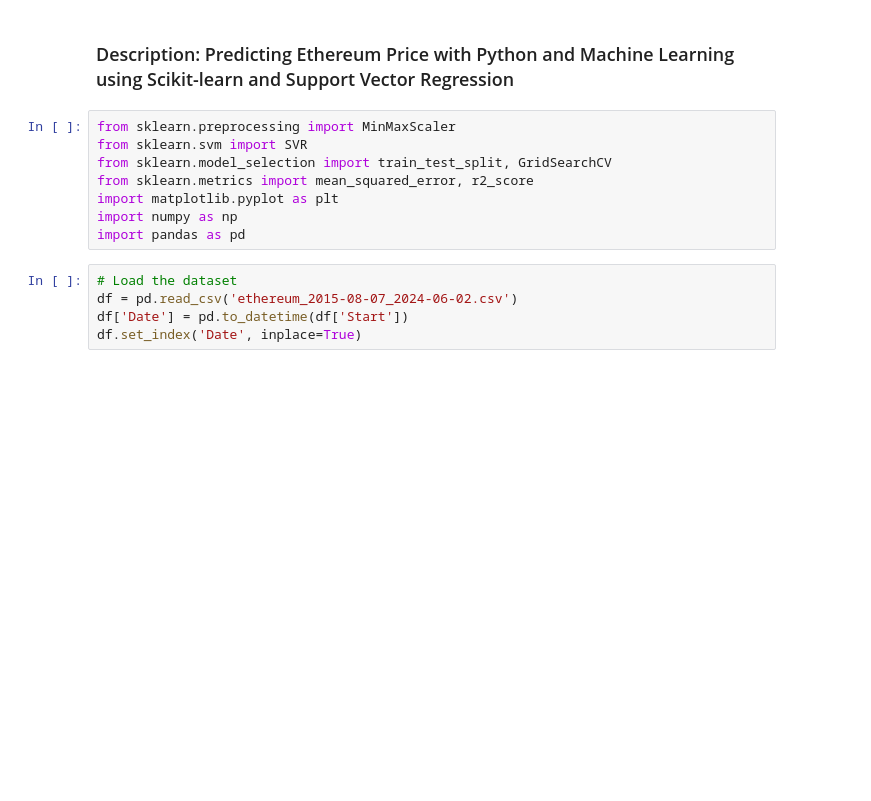
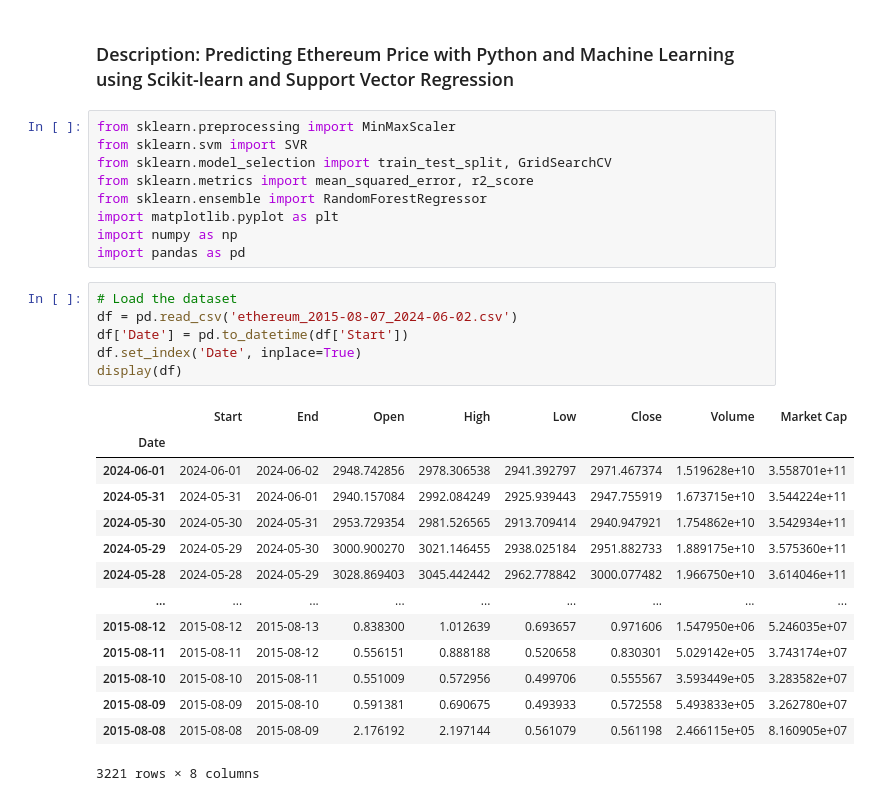
Before and after one commit to gappeah/Ethereum-Prediction-ML, a Jupyter notebook: main_svm.ipynb, the cells around one changed output. Saved outputs shown, nothing was run; the diff lists cells and outputs as text; blank space fills up the shorter version.

```diff
--- a/main_svm.ipynb
+++ b/main_svm.ipynb
@@ -5,14 +5,31 @@ from sklearn.preprocessing import MinMaxScaler
 from sklearn.svm import SVR
 from sklearn.model_selection import train_test_split, GridSearchCV
 from sklearn.metrics import mean_squared_error, r2_score
+from sklearn.ensemble import RandomForestRegressor
 import matplotlib.pyplot as plt
 import numpy as np
 import pandas as pd
 # %%
 # Load the dataset
 df = pd.read_csv('ethereum_2015-08-07_2024-06-02.csv')
 df['Date'] = pd.to_datetime(df['Start'])
 df.set_index('Date', inplace=True)
+display(df)
+# %% [output]
+|  | Start | End | Open | High | Low | Close | Volume | Market Cap |
+| Date |  |  |  |  |  |  |  |  |
+| 2024-06-01 | 2024-06-01 | 2024-06-02 | 2948.742856 | 2978.306538 | 2941.392797 | 2971.467374 | 1.519628e+10 | 3.558701e+11 |
+| 2024-05-31 | 2024-05-31 | 2024-06-01 | 2940.157084 | 2992.084249 | 2925.939443 | 2947.755919 | 1.673715e+10 | 3.544224e+11 |
+| 2024-05-30 | 2024-05-30 | 2024-05-31 | 2953.729354 | 2981.526565 | 2913.709414 | 2940.947921 | 1.754862e+10 | 3.542934e+11 |
+| 2024-05-29 | 2024-05-29 | 2024-05-30 | 3000.900270 | 3021.146455 | 2938.025184 | 2951.882733 | 1.889175e+10 | 3.575360e+11 |
+| 2024-05-28 | 2024-05-28 | 2024-05-29 | 3028.869403 | 3045.442442 | 2962.778842 | 3000.077482 | 1.966750e+10 | 3.614046e+11 |
+| ... | ... | ... | ... | ... | ... | ... | ... | ... |
+| 2015-08-12 | 2015-08-12 | 2015-08-13 | 0.838300 | 1.012639 | 0.693657 | 0.971606 | 1.547950e+06 | 5.246035e+07 |
+| 2015-08-11 | 2015-08-11 | 2015-08-12 | 0.556151 | 0.888188 | 0.520658 | 0.830301 | 5.029142e+05 | 3.743174e+07 |
+| 2015-08-10 | 2015-08-10 | 2015-08-11 | 0.551009 | 0.572956 | 0.499706 | 0.555567 | 3.593449e+05 | 3.283582e+07 |
+| 2015-08-09 | 2015-08-09 | 2015-08-10 | 0.591381 | 0.690675 | 0.493933 | 0.572558 | 5.493833e+05 | 3.262780e+07 |
+| 2015-08-08 | 2015-08-08 | 2015-08-09 | 2.176192 | 2.197144 | 0.561079 | 0.561198 | 2.466115e+05 | 8.160905e+07 |
+3221 rows × 8 columns
 # %%
 
 # Prepare features and target
```
Also changed, not shown: parts of 4 cells of this notebook.
